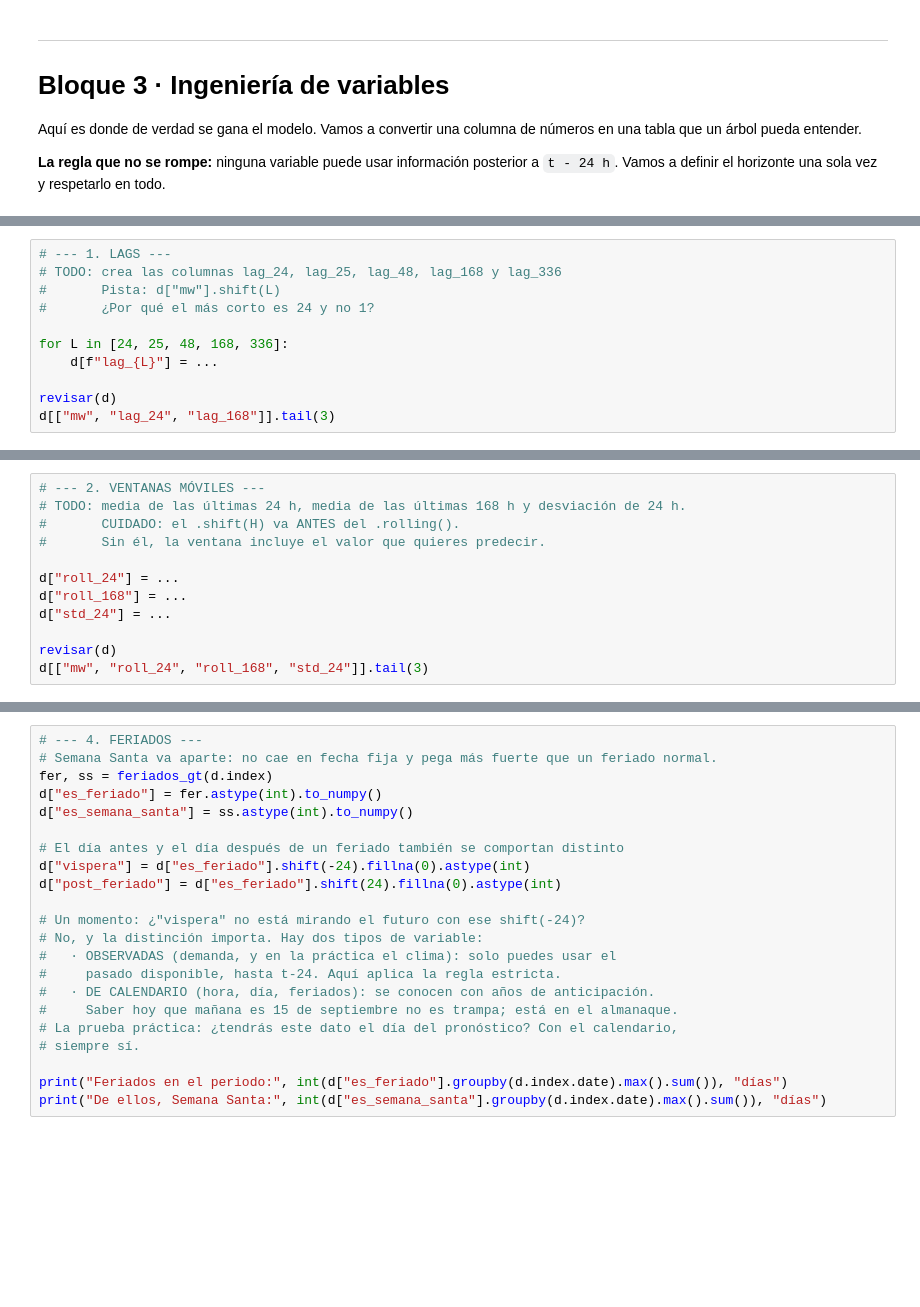
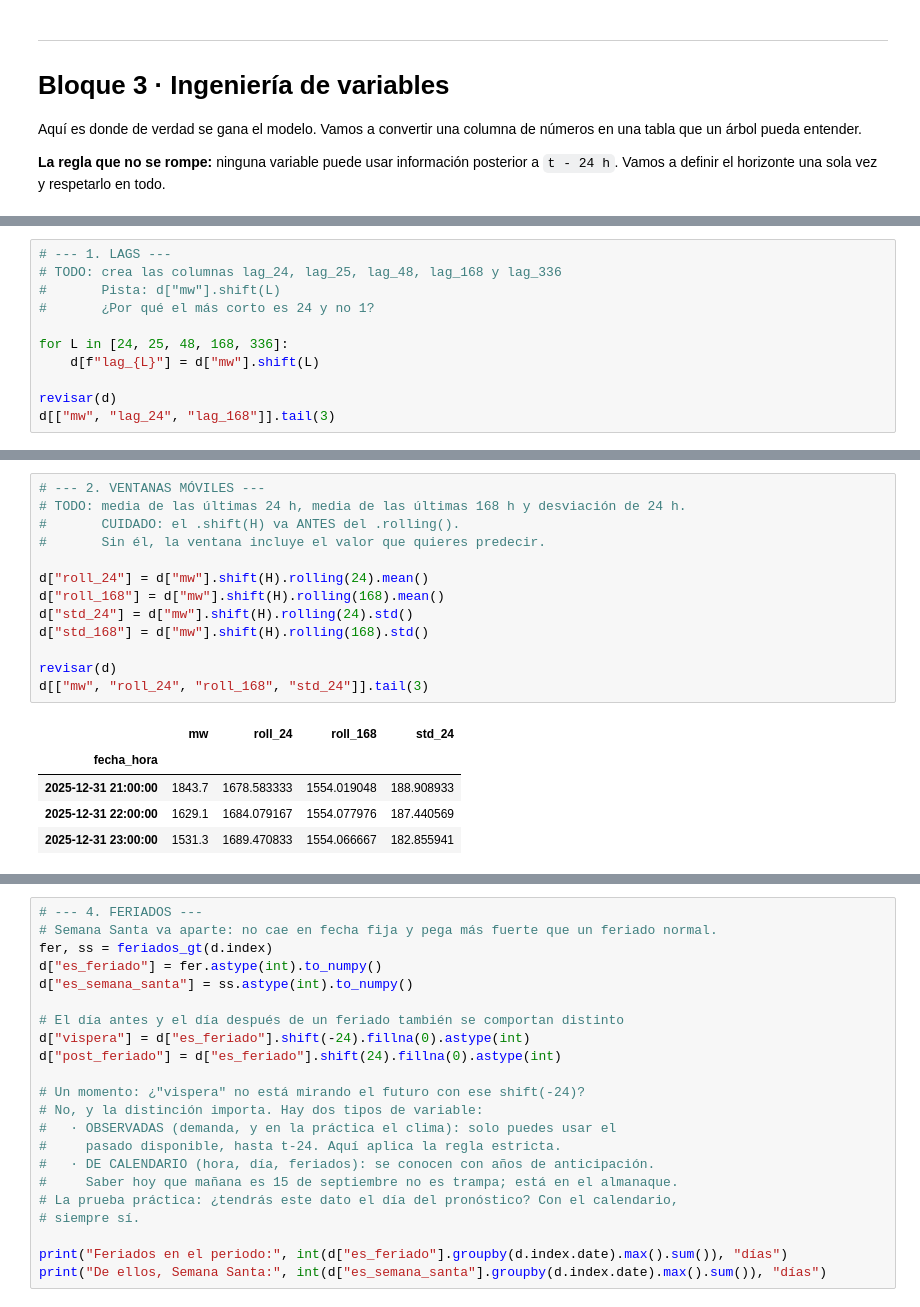
Before and after one commit to HeinsDanleffCaal/Memoria-ascendente, a Jupyter notebook: taller_demanda_ALUMNO.ipynb, the cells around one changed output, grey strips where cells are left out. Drawn from its saved outputs; the diff is of its cells as text; blank space fills up the shorter version.

```diff
--- a/taller_demanda_ALUMNO.ipynb
+++ b/taller_demanda_ALUMNO.ipynb
@@ -467,7 +487,7 @@ print(f"Horizonte: {H} h. Ninguna variable puede mirar más allá de t-{H}.")
 #       ¿Por qué el más corto es 24 y no 1?
 
 for L in [24, 25, 48, 168, 336]:
-    d[f"lag_{L}"] = ...
+    d[f"lag_{L}"] = d["mw"].shift(L)
 
 revisar(d)
 d[["mw", "lag_24", "lag_168"]].tail(3)
@@ -474,15 +500,22 @@ d[["mw", "lag_24", "lag_168"]].tail(3)
 # %%
 # --- 2. VENTANAS MÓVILES ---
 # TODO: media de las últimas 24 h, media de las últimas 168 h y desviación de 24 h.
 #       CUIDADO: el .shift(H) va ANTES del .rolling().
 #       Sin él, la ventana incluye el valor que quieres predecir.
 
-d["roll_24"] = ...
-d["roll_168"] = ...
-d["std_24"] = ...
+d["roll_24"] = d["mw"].shift(H).rolling(24).mean()
+d["roll_168"] = d["mw"].shift(H).rolling(168).mean()
+d["std_24"] = d["mw"].shift(H).rolling(24).std()
+d["std_168"] = d["mw"].shift(H).rolling(168).std()
 
 revisar(d)
 d[["mw", "roll_24", "roll_168", "std_24"]].tail(3)
+# %% [output]
+|  | mw | roll_24 | roll_168 | std_24 |
+| fecha_hora |  |  |  |  |
+| 2025-12-31 21:00:00 | 1843.7 | 1678.583333 | 1554.019048 | 188.908933 |
+| 2025-12-31 22:00:00 | 1629.1 | 1684.079167 | 1554.077976 | 187.440569 |
+| 2025-12-31 23:00:00 | 1531.3 | 1689.470833 | 1554.066667 | 182.855941 |
 # %%
 # --- 3. CALENDARIO Y CODIFICACIÓN CÍCLICA ---
 d["hora"] = d.index.hour
```
Also changed, not shown: parts of 10 cells of this notebook.
